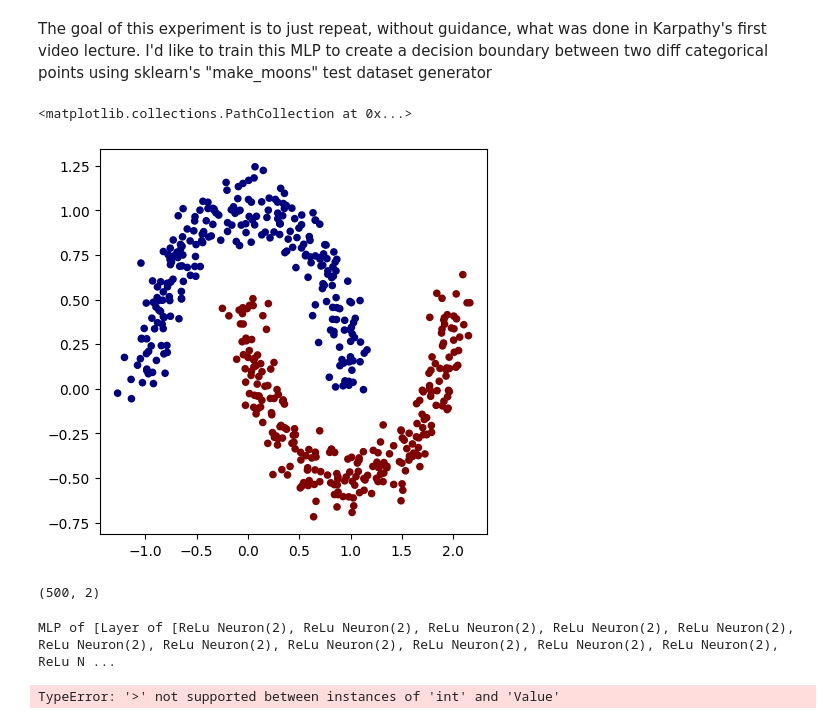
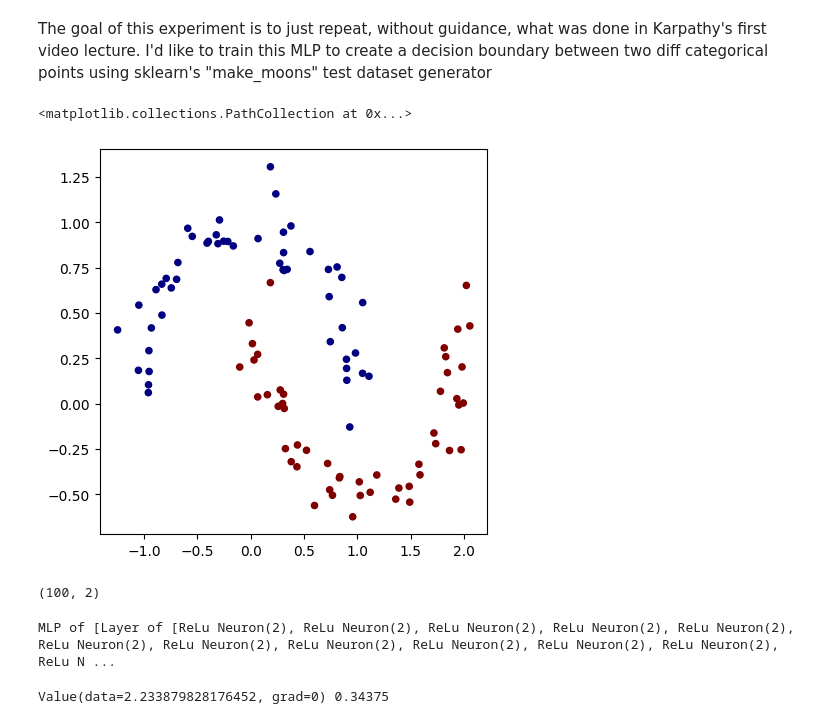
Before and after one commit to Yousif-dk/zero-to-hero, a Jupyter notebook: Experiments/MLP_Experiment_1.ipynb, the cells around one changed output. Drawn from its saved outputs; the diff is of its cells as text; code cells hidden in the pictures.

```diff
--- a/Experiments/MLP_Experiment_1.ipynb
+++ b/Experiments/MLP_Experiment_1.ipynb
@@ -20,15 +20,15 @@ from homegrad.drawer import *
 # %%
 #Using Sklearn.datasets make_moon method to generate some pretty looking "interleaving half circles"
 #Added some noise to make it less trivial
-X,y = make_moons(n_samples = 500, noise = 0.10)
+X,y = make_moons(n_samples = 100, noise = 0.10)
 
 y = y*2 - 1 # make y be -1 or 1
 # visualize in 2D
 plt.figure(figsize=(5,5))
 plt.scatter(X[:,0], X[:,1], c=y, s=20, cmap='jet')
 # %% [output]
 <matplotlib.collections.PathCollection at 0x...>
-[figure, old version]
+[figure, new version]
 # %%
 #Let's figure out the shape of our input data and design our MLP from this.
 
@@ -36,7 +36,7 @@ print(X.shape)
 
 #Two dimensional input.
 # %% [output]
-(500, 2)
+(100, 2)
 # %%
 #creating an instance of our homemade MLP class with 2 input neurons, a layer with 5 neurons, and another layer with 3 neurons, with 1 output neuron
 #n = MLPerceptron(2,[16,16,1])
@@ -81,6 +81,12 @@ def loss(batch_size=None):
     # svm "max-margin" loss
     losses = [(1 + -yi*scorei).relu() for yi, scorei in zip(yb, scores)]
     data_loss = sum(losses) * (1.0 / len(losses))
+
+    #print("Losses:")
+    #for loss in losses:
+        #print(f"Loss data: {loss.data}, Loss grad: {loss.grad}, Loss op: {loss._op}")
+
+    data_loss = sum(losses) * (1.0 / len(losses))
     # L2 regularization
     alpha = 1e-4
     reg_loss = alpha * sum((p*p for p in n.parameters()))
@@ -90,7 +96,7 @@ def loss(batch_size=None):
     accuracy = [(yi > 0) == (scorei.data > 0) for yi, scorei in zip(yb, scores)]
     return total_loss, sum(accuracy) / len(accuracy)
 
-total_loss, acc = loss()
+total_loss, acc = loss(32)
 print(total_loss, acc)
 # %% [output]
-TypeError: '>' not supported between instances of 'int' and 'Value'
+Value(data=2.233879828176452, grad=0) 0.34375
```
Also changed, not shown: parts of 4 cells of this notebook, 1 other file.
